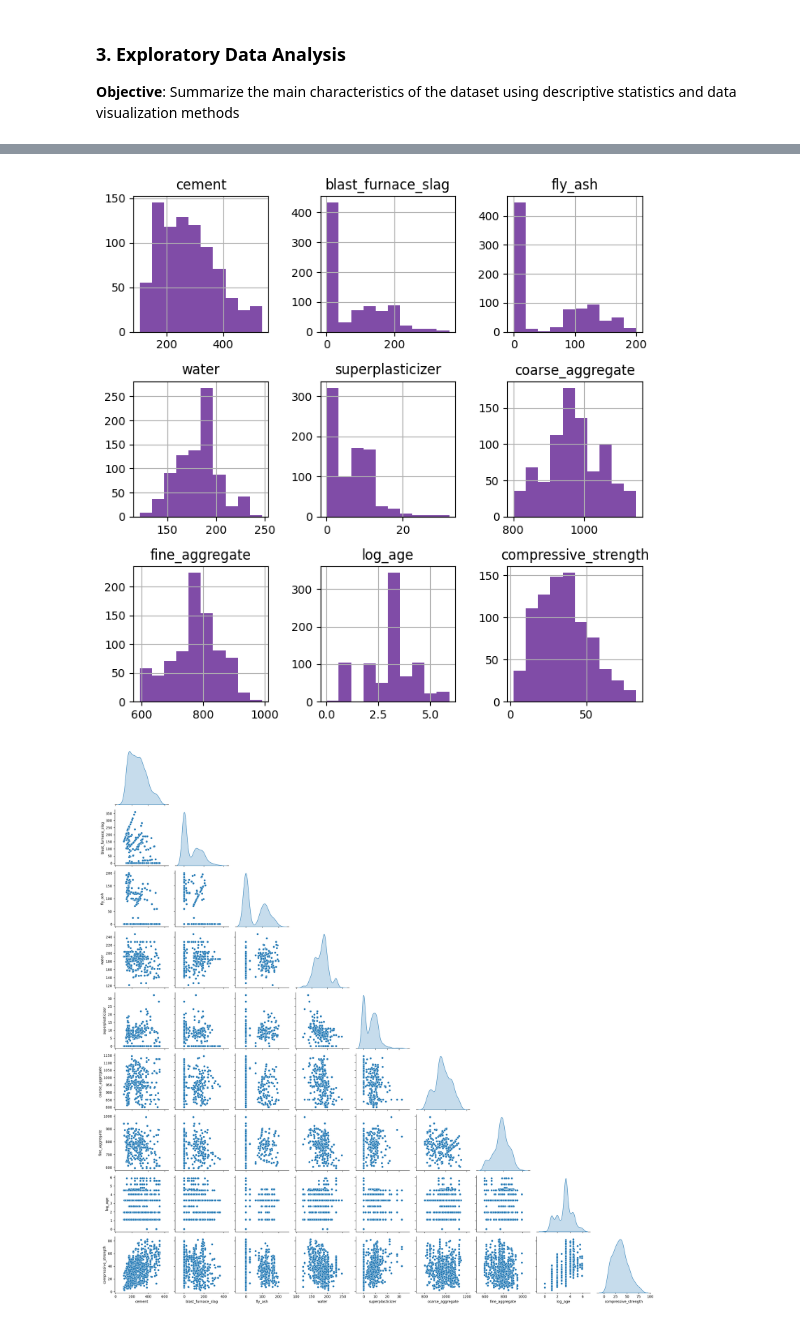
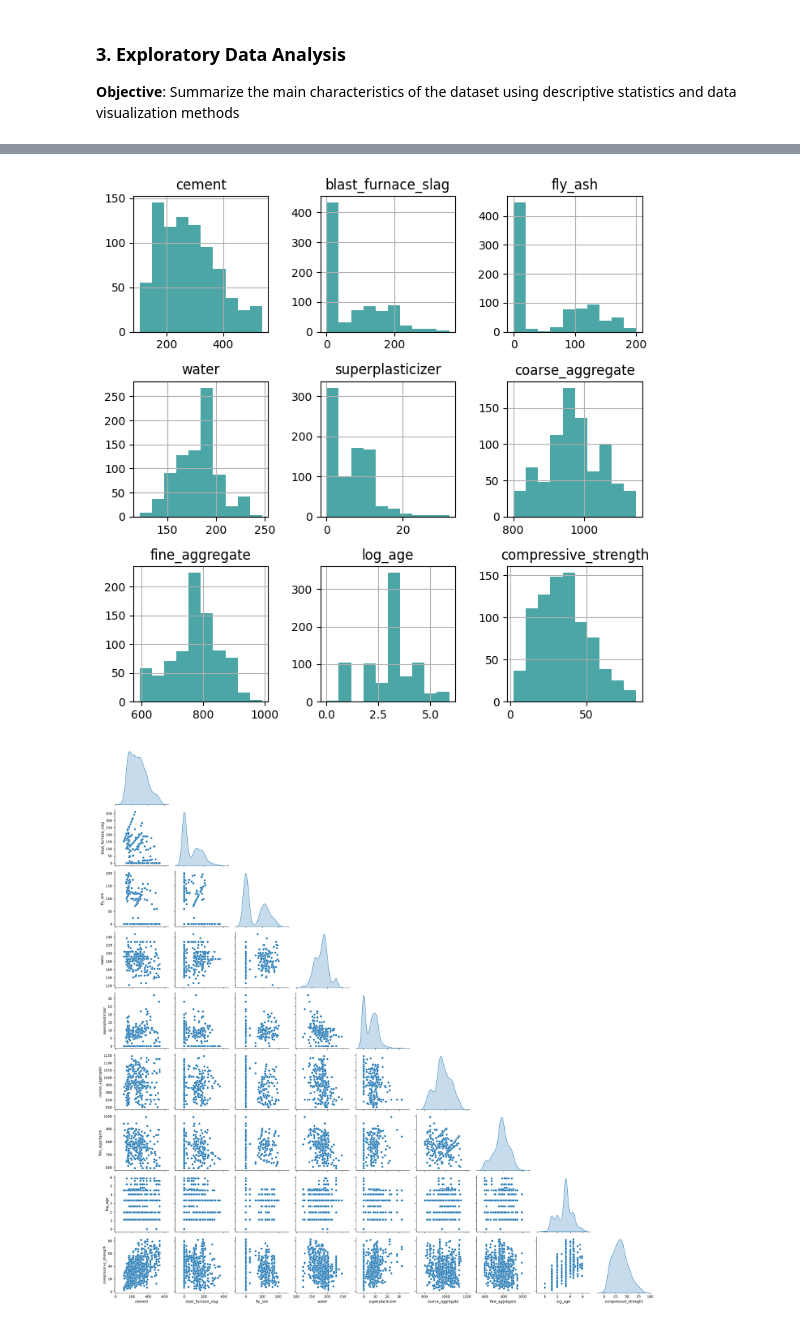
Before and after one commit to alexismenanieves/4Geeks, a Jupyter notebook: notebooks/jupyter/Concrete_Compressive_Strength_Model.ipynb, the cells around one changed output, grey strips where cells are left out. Saved outputs shown, nothing was run; the diff lists cells and outputs as text; code cells hidden in the pictures.

```diff
--- a/notebooks/jupyter/Concrete_Compressive_Strength_Model.ipynb
+++ b/notebooks/jupyter/Concrete_Compressive_Strength_Model.ipynb
@@ -153,11 +153,11 @@ display(df_train.describe(include='number').T)
 | compressive_strength | 824.0 | 35.210472 | 16.482486 | 2.331808 | 23.239281 | 33.723995 | 44.739581 | 82.599225 |
 # %%
 # 3.3 Display univariate analysis - Numeric
-df_train.hist(figsize=(7,7), color='Indigo', alpha=0.7)
+df_train.hist(figsize=(7,7), color='teal', alpha=0.7)
 plt.tight_layout()
 plt.show()
 # %% [output]
-[figure, old version]
+[figure, new version]
 # %%
 # 3.3 Display bivariate analysis - Numeric
 sns.pairplot(df_train, diag_kind='kde', corner=True)
```
Also changed, not shown: parts of 2 cells of this notebook.
